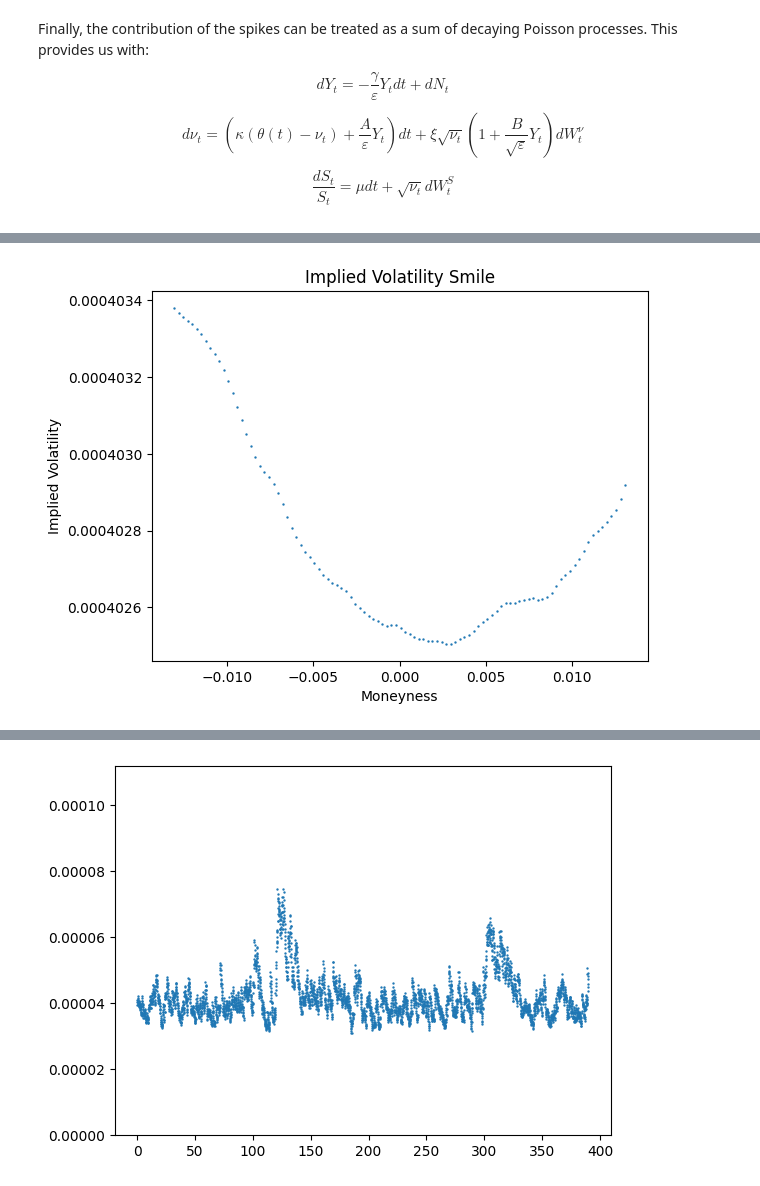
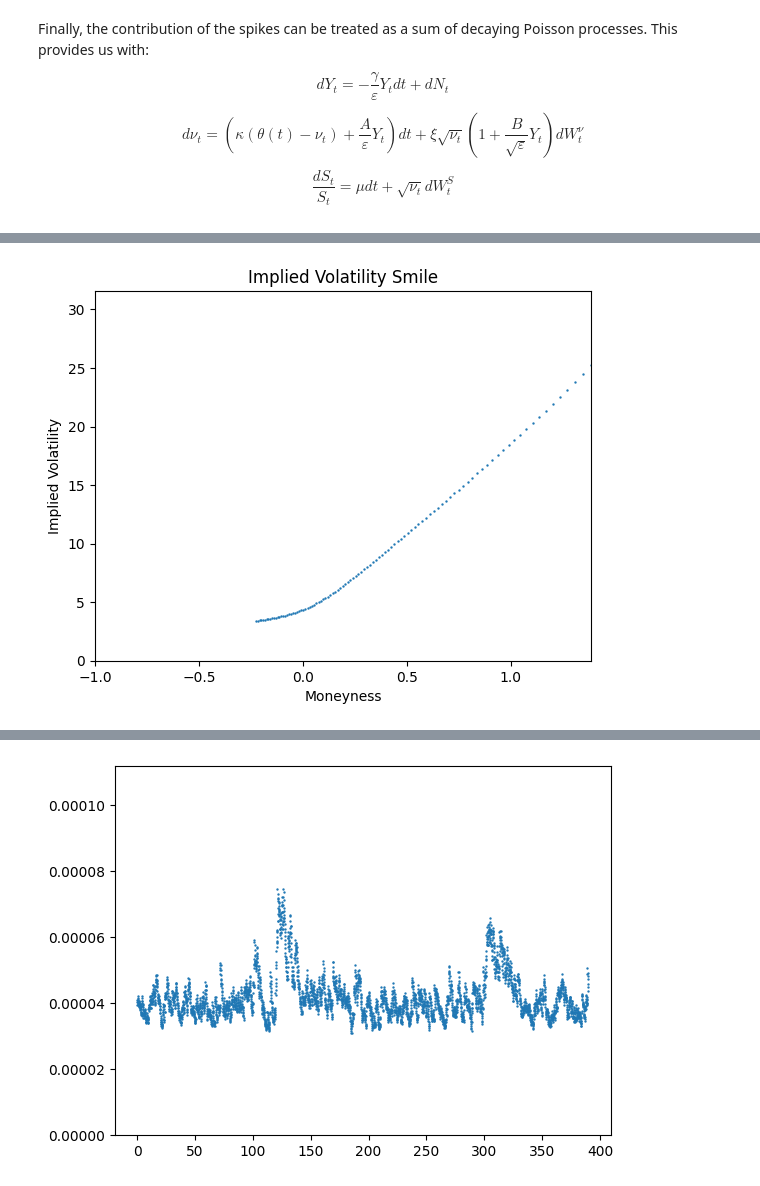
Before and after one commit to thomaskf99/m86, a Jupyter notebook: boundary_layer.ipynb, the cells around one changed output, grey strips where cells are left out. Drawn from its saved outputs; the diff is of its cells as text; code cells hidden in the pictures.

```diff
--- a/boundary_layer.ipynb
+++ b/boundary_layer.ipynb
@@ -75,10 +75,10 @@ def simulate_full_system(
     T=390,           # trading minutes in a day
     dt=.1,           # 1 minute step
     eps=1E-3,        # boundary thickness
-    kappa=1,         # variance mean reversion speed
+    kappa=.01,         # variance mean reversion speed
     theta=1.5e-7,    # long-run variance
     xi=3e-5,         # vol-of-vol
-    gamma=1E-1,      # price impact / drift adjustment
+    gamma=1E0,      # price impact / drift adjustment
     A=5E-10,       # jump size mean
     B=2E-3,         # jump size std
     mu=.07 / (252*6.5*60),         # drift (intraday ≈ 0)
@@ -139,7 +139,7 @@ def simulate_full_system(
 import matplotlib.pyplot as plt
 
 # Run your simulation
-S, nu, Y, r, t, jump_times = simulate_full_system(dt=1)
+S, nu, Y, r, t, jump_times = simulate_full_system(dt=1, T=390, kappa=.01, gamma=1)
 
 # First plot: S vs t
 plt.figure()
@@ -174,9 +174,9 @@ plt.show()
 # %%
 from tqdm import tqdm
-final_vals = np.zeros(1000000)
-final_var = np.zeros(1000000)
-for i in tqdm(range(1000000)):
-    j = simulate_full_system(dt =1, rho = .3)
+final_vals = np.zeros(4000)
+final_var = np.zeros(4000)
+for i in tqdm(range(4000)):
+    j = simulate_full_system(dt =1, rho = -.6, T = 390*252, mu=0.07/(252*6.5*60))
     final_vals[i] = j[0][-1]
     final_var[i] = j[1][-1]
 # %%
@@ -190,43 +191,58 @@ from scipy.stats import norm
 from scipy.optimize import brentq
 
 # Inputs (make sure these already exist)
-S0 = np.mean(final_vals)  # or your actual initial stock price
-r = 0.0                   # risk-free rate
-T = 390.0                   # maturity (adjust if needed)
+S0 = 100  # or your actual initial stock price
+r = .07                  # risk-free rate
+T = 390/(252 * 6.5 * 60)                # maturity (adjust if needed)
 
 # Strike grid
-K_vals = np.linspace(np.percentile(final_vals, 5), np.percentile(final_vals, 95), 100)
+K_vals = np.linspace(25, 125, 100)
 
 # Monte Carlo call prices
 call_prices = np.array([
     np.exp(-r*T) * np.mean(np.maximum(final_vals - K, 0))
     for K in K_vals
 ])
 
 # Black–Scholes call
 def bs_call(S, K, T, r, sigma):
     d1 = (np.log(S/K) + (r + 0.5*sigma**2)*T)/(sigma*np.sqrt(T))
     d2 = d1 - sigma*np.sqrt(T)
     return S*norm.cdf(d1) - K*np.exp(-r*T)*norm.cdf(d2)
 
 # Implied volatility solver
 def implied_vol(price, S, K, T, r):
+    # 1. Calculate the theoretical floor (Intrinsic Value)
+    # intrinsic = max(0, S - K * np.exp(-r * T))
+
+    # # 2. If the price is below intrinsic or too close to 0, IV is effectively 0 or Nan
+    # if price <= intrinsic + 1e-7:
+    #     return 0.0
+
+    # 3. Define the objective function
     f = lambda sigma: bs_call(S, K, T, r, sigma) - price
-    try:
-        return brentq(f, 1e-6, 5.0)
-    except:
-        return np.nan
+    return brentq(f, -5, 50.0)
+    # 4. Use a realistic search range (0.01% to 500% IV)
+    # try:
+    #     return brentq(f, -5, 50.0)
+    # except ValueError as e:
+    #     # This triggers if f(1e-6) and f(5.0) have the same sign
+    #     print(e)
+    #     return np.nan
 
 iv_vals = np.array([
     implied_vol(p, S0, K, T, r)
     for p, K in zip(call_prices, K_vals)
 ])
 
 # Plot volatility smile
+plt.figure()
 plt.scatter(np.log(S0/K_vals), iv_vals, s=.5)
 plt.xlabel("Moneyness")
 plt.ylabel("Implied Volatility")
+plt.xlim(-1,np.log(S0/K_vals).max())
+plt.ylim(0, iv_vals.max()*1.25)
 plt.title("Implied Volatility Smile")
 plt.show()
 # %% [output]
-[figure, old version]
+[figure, new version]
```
Also changed, not shown: parts of 9 cells of this notebook, 1 other file.
